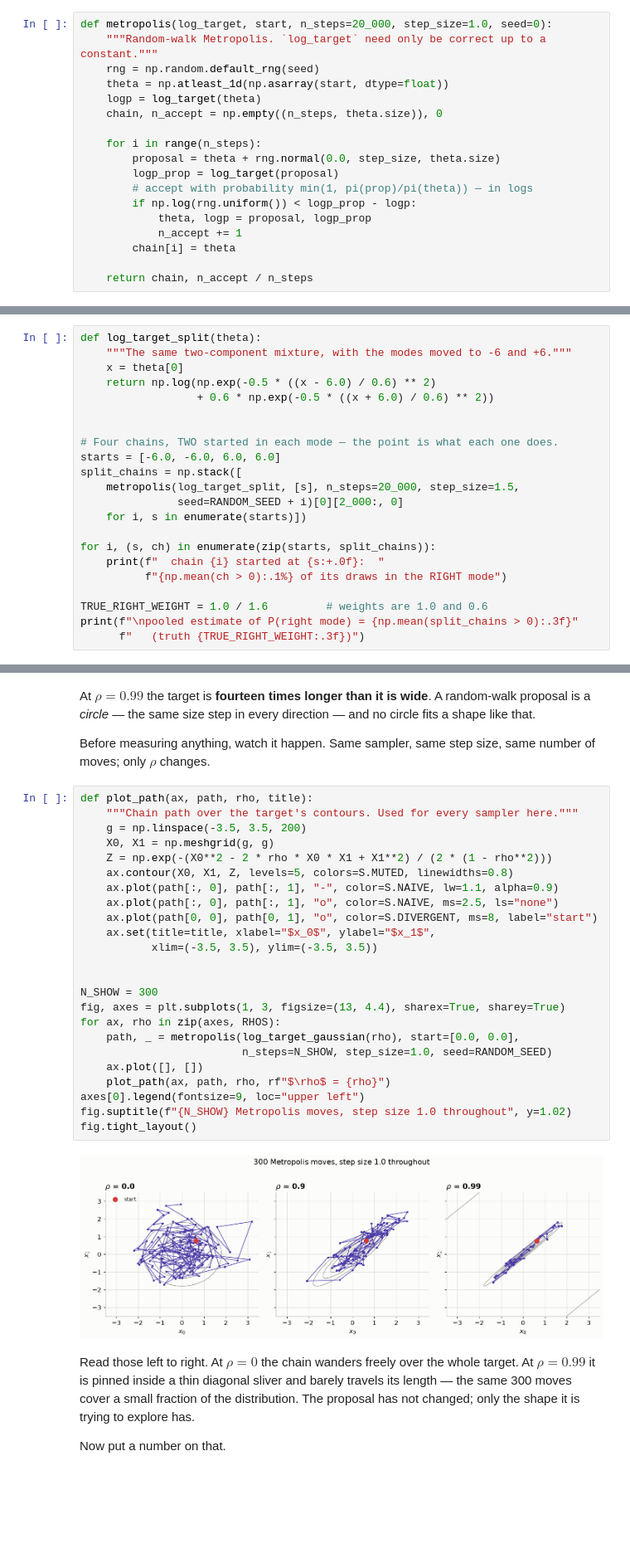
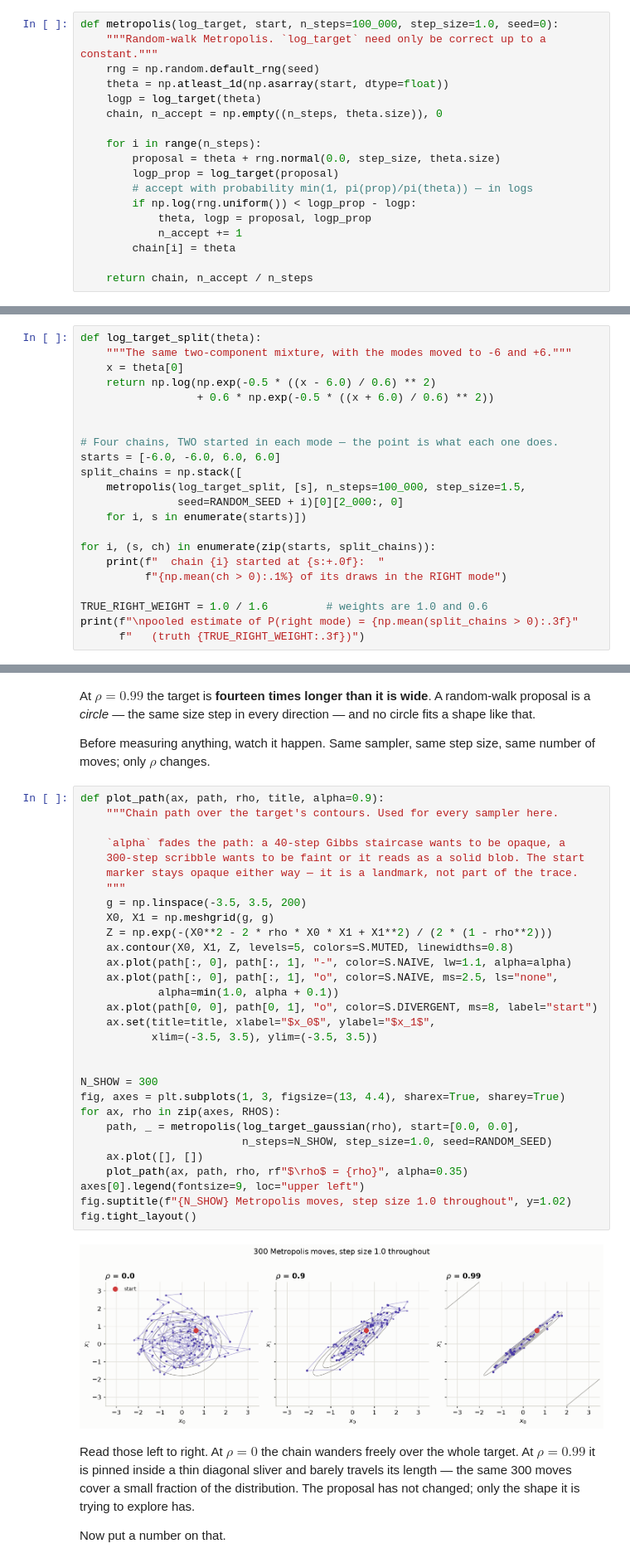
Before and after one commit to VeronikaWendler/sbi4cogsci, a Jupyter notebook: tutorials/day2_bayes_toolkit/mcmc-and-identifiability.ipynb, the cells around one changed output, grey strips where cells are left out. Shown at 83% size. Cells and saved outputs as stored; diff of their text form; blank space fills up the shorter version.

```diff
--- a/tutorials/day2_bayes_toolkit/mcmc-and-identifiability.ipynb
+++ b/tutorials/day2_bayes_toolkit/mcmc-and-identifiability.ipynb
@@ -114,7 +114,7 @@ part people find strange: rejecting does not mean discarding the iteration, it
 means the chain repeats itself — which is how low-density regions end up
 visited proportionally *less*, rather than never.
 # %%
-def metropolis(log_target, start, n_steps=20_000, step_size=1.0, seed=0):
+def metropolis(log_target, start, n_steps=100_000, step_size=1.0, seed=0):
     """Random-walk Metropolis. `log_target` need only be correct up to a constant."""
     rng = np.random.default_rng(seed)
     theta = np.atleast_1d(np.asarray(start, dtype=float))
@@ -204,7 +204,7 @@ def log_target_split(theta):
 # Four chains, TWO started in each mode — the point is what each one does.
 starts = [-6.0, -6.0, 6.0, 6.0]
 split_chains = np.stack([
-    metropolis(log_target_split, [s], n_steps=20_000, step_size=1.5,
+    metropolis(log_target_split, [s], n_steps=100_000, step_size=1.5,
                seed=RANDOM_SEED + i)[0][2_000:, 0]
     for i, s in enumerate(starts)])
 
@@ -371,31 +371,37 @@ and no circle fits a shape like that.
 Before measuring anything, watch it happen. Same sampler, same step size, same
 number of moves; only $\rho$ changes.
 # %%
-def plot_path(ax, path, rho, title):
-    """Chain path over the target's contours. Used for every sampler here."""
+def plot_path(ax, path, rho, title, alpha=0.9):
+    """Chain path over the target's contours. Used for every sampler here.
+
+    `alpha` fades the path: a 40-step Gibbs staircase wants to be opaque, a
+    300-step scribble wants to be faint or it reads as a solid blob. The start
+    marker stays opaque either way — it is a landmark, not part of the trace.
+    """
     g = np.linspace(-3.5, 3.5, 200)
     X0, X1 = np.meshgrid(g, g)
     Z = np.exp(-(X0**2 - 2 * rho * X0 * X1 + X1**2) / (2 * (1 - rho**2)))
     ax.contour(X0, X1, Z, levels=5, colors=S.MUTED, linewidths=0.8)
-    ax.plot(path[:, 0], path[:, 1], "-", color=S.NAIVE, lw=1.1, alpha=0.9)
-    ax.plot(path[:, 0], path[:, 1], "o", color=S.NAIVE, ms=2.5, ls="none")
+    ax.plot(path[:, 0], path[:, 1], "-", color=S.NAIVE, lw=1.1, alpha=alpha)
+    ax.plot(path[:, 0], path[:, 1], "o", color=S.NAIVE, ms=2.5, ls="none",
+            alpha=min(1.0, alpha + 0.1))
     ax.plot(path[0, 0], path[0, 1], "o", color=S.DIVERGENT, ms=8, label="start")
     ax.set(title=title, xlabel="$x_0$", ylabel="$x_1$",
            xlim=(-3.5, 3.5), ylim=(-3.5, 3.5))
 
 
 N_SHOW = 300
 fig, axes = plt.subplots(1, 3, figsize=(13, 4.4), sharex=True, sharey=True)
 for ax, rho in zip(axes, RHOS):
     path, _ = metropolis(log_target_gaussian(rho), start=[0.0, 0.0],
                          n_steps=N_SHOW, step_size=1.0, seed=RANDOM_SEED)
     ax.plot([], [])
-    plot_path(ax, path, rho, rf"$\rho$ = {rho}")
+    plot_path(ax, path, rho, rf"$\rho$ = {rho}", alpha=0.35)
 axes[0].legend(fontsize=9, loc="upper left")
 fig.suptitle(f"{N_SHOW} Metropolis moves, step size 1.0 throughout", y=1.02)
 fig.tight_layout()
 # %% [output]
-[figure, old version]
+[figure, new version]
 # %% [markdown]
 Read those left to right. At $\rho = 0$ the chain wanders freely over the
 whole target. At $\rho = 0.99$ it is pinned inside a thin diagonal sliver and
```
Also changed, not shown: parts of 17 cells of this notebook, 7 other files.
